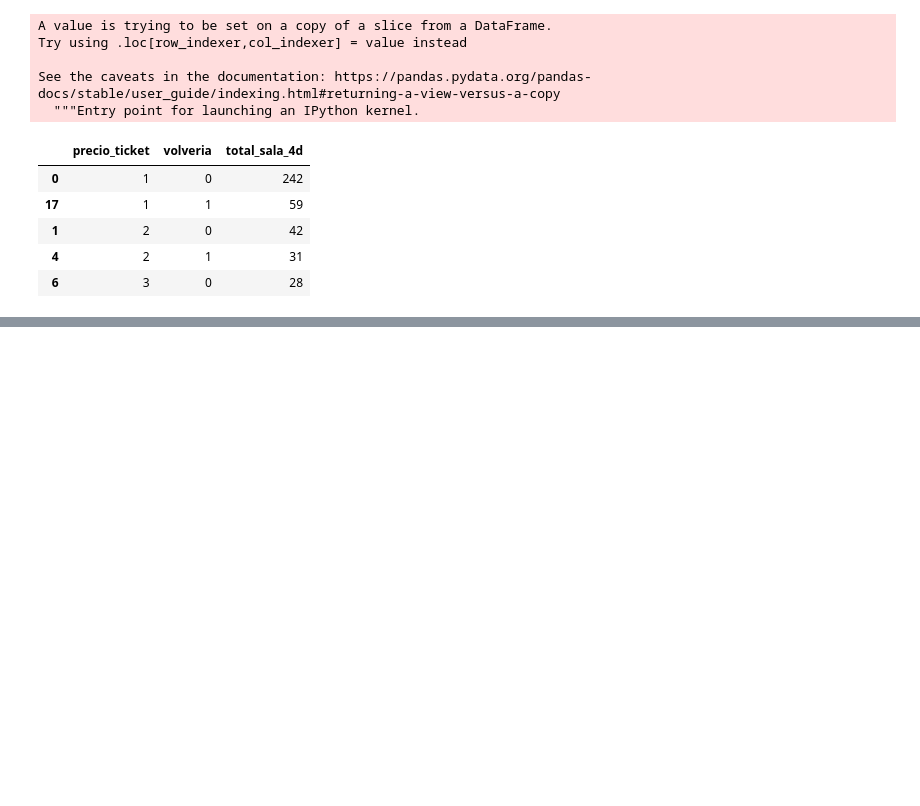
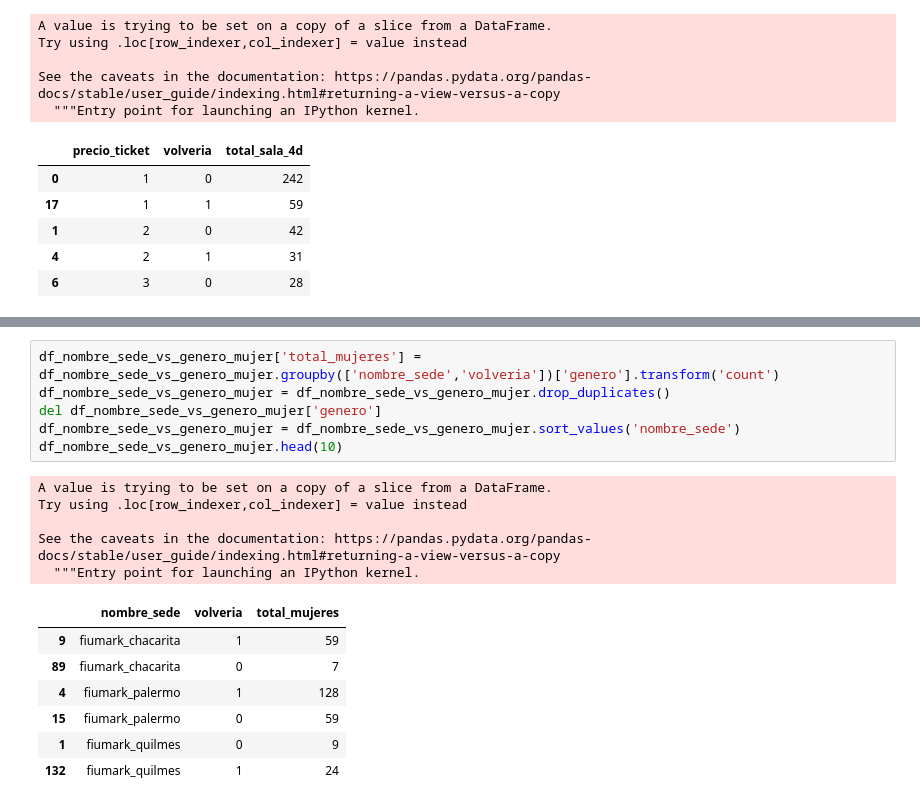
Before and after one commit to lionelguglielmone/OrgaDeCompusTP, a Jupyter notebook: tp1_main.ipynb, the cells around one changed output, grey strips where cells are left out. Drawn from its saved outputs; the diff is of its cells as text; blank space fills up the shorter version.

```diff
--- a/tp1_main.ipynb
+++ b/tp1_main.ipynb
@@ -1193,0 +1275,19 @@ agregar comentario sobre el grafico
+# %%
+df_nombre_sede_vs_genero_mujer['total_mujeres'] = df_nombre_sede_vs_genero_mujer.groupby(['nombre_sede','volveria'])['genero'].transform('count')
+df_nombre_sede_vs_genero_mujer = df_nombre_sede_vs_genero_mujer.drop_duplicates()
+del df_nombre_sede_vs_genero_mujer['genero']
+df_nombre_sede_vs_genero_mujer = df_nombre_sede_vs_genero_mujer.sort_values('nombre_sede')
+df_nombre_sede_vs_genero_mujer.head(10)
+# %% [output]
+A value is trying to be set on a copy of a slice from a DataFrame.
+Try using .loc[row_indexer,col_indexer] = value instead
+
+See the caveats in the documentation: https://pandas.pydata.org/pandas-docs/stable/user_guide/indexing.html#returning-a-view-versus-a-copy
+  """Entry point for launching an IPython kernel.
+|  | nombre_sede | volveria | total_mujeres |
+| 9 | fiumark_chacarita | 1 | 59 |
+| 89 | fiumark_chacarita | 0 | 7 |
+| 4 | fiumark_palermo | 1 | 128 |
+| 15 | fiumark_palermo | 0 | 59 |
+| 1 | fiumark_quilmes | 0 | 9 |
+| 132 | fiumark_quilmes | 1 | 24 |
```
Also changed, not shown: parts of 26 cells of this notebook.
